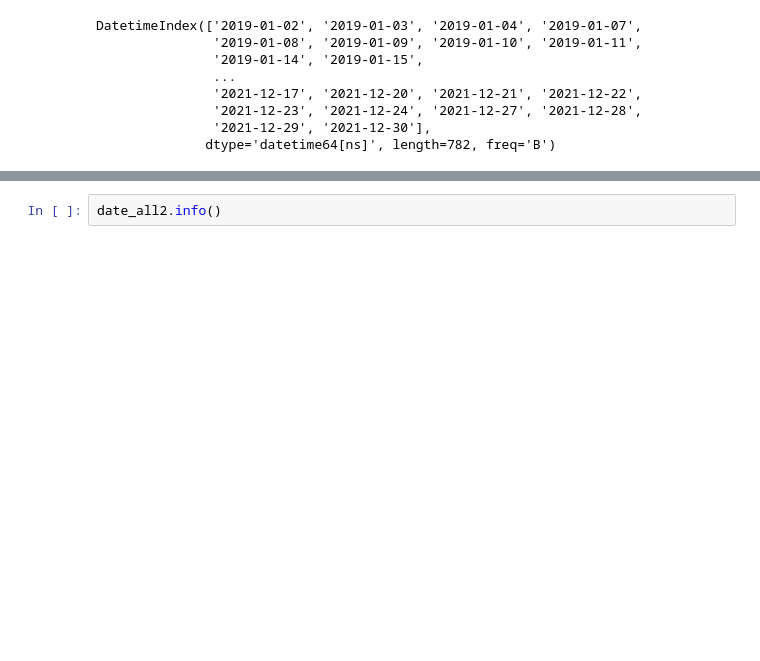
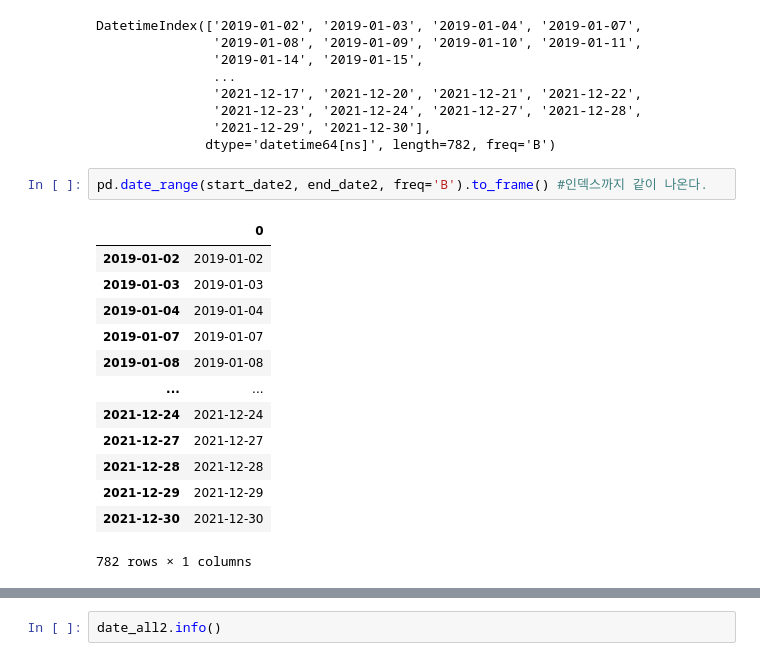
Before and after one commit to sejinhwang97ko/2023prac, a Jupyter notebook: hello/corr_run.ipynb, the cells around one changed output, grey strips where cells are left out. Cells and saved outputs as stored; diff of their text form; blank space fills up the shorter version.

```diff
--- a/hello/corr_run.ipynb
+++ b/hello/corr_run.ipynb
@@ -66,3 +66,19 @@ DatetimeIndex(['2019-01-02', '2019-01-03', '2019-01-04', '2019-01-07',
                '2021-12-23', '2021-12-24', '2021-12-27', '2021-12-28',
                '2021-12-29', '2021-12-30'],
               dtype='datetime64[ns]', length=782, freq='B')
+# %%
+pd.date_range(start_date2, end_date2, freq='B').to_frame() #인덱스까지 같이 나온다.
+# %% [output]
+|  | 0 |
+| 2019-01-02 | 2019-01-02 |
+| 2019-01-03 | 2019-01-03 |
+| 2019-01-04 | 2019-01-04 |
+| 2019-01-07 | 2019-01-07 |
+| 2019-01-08 | 2019-01-08 |
+| ... | ... |
+| 2021-12-24 | 2021-12-24 |
+| 2021-12-27 | 2021-12-27 |
+| 2021-12-28 | 2021-12-28 |
+| 2021-12-29 | 2021-12-29 |
+| 2021-12-30 | 2021-12-30 |
+782 rows × 1 columns
```
Also changed, not shown: parts of 4 cells of this notebook, 3 other files.
